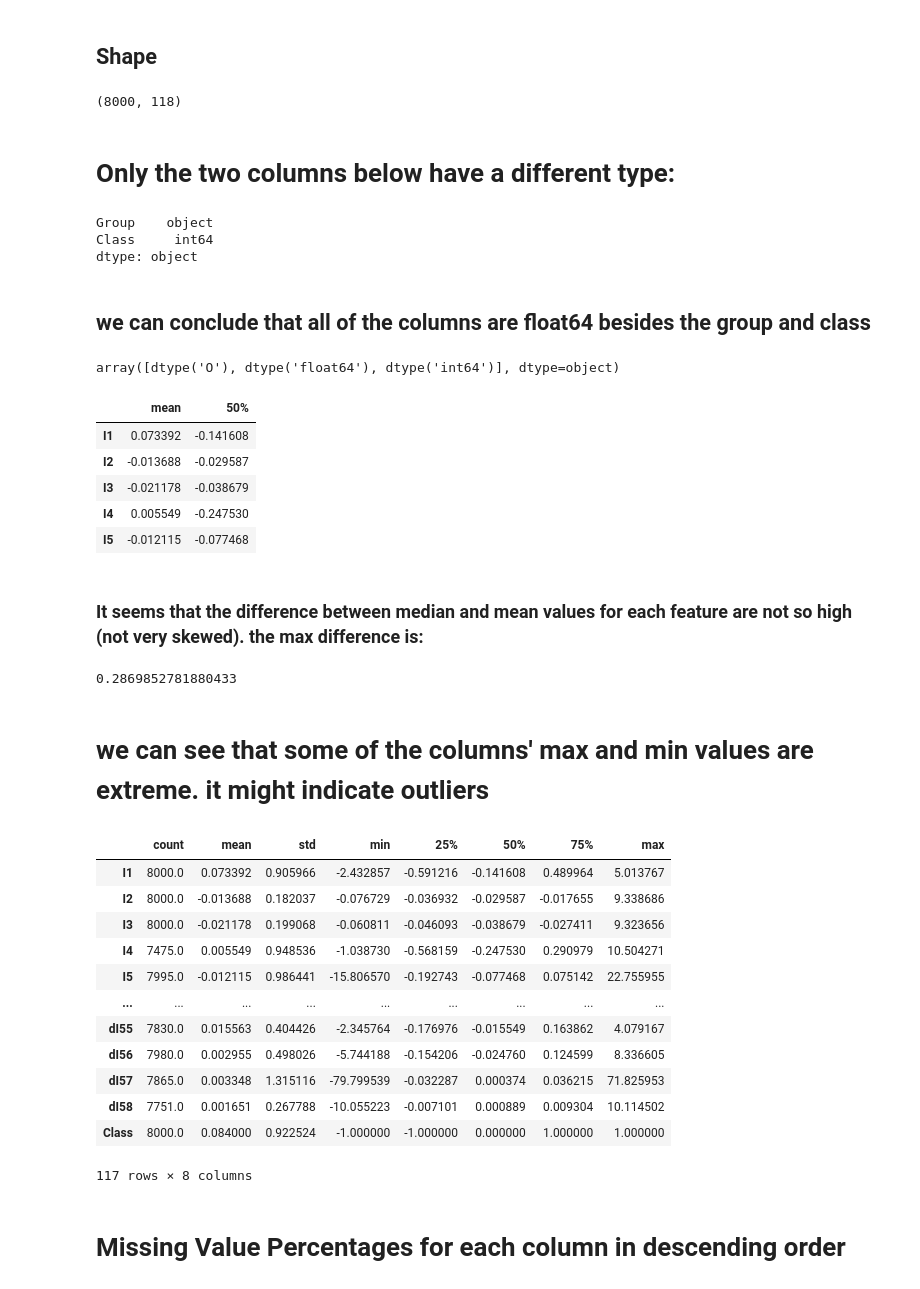
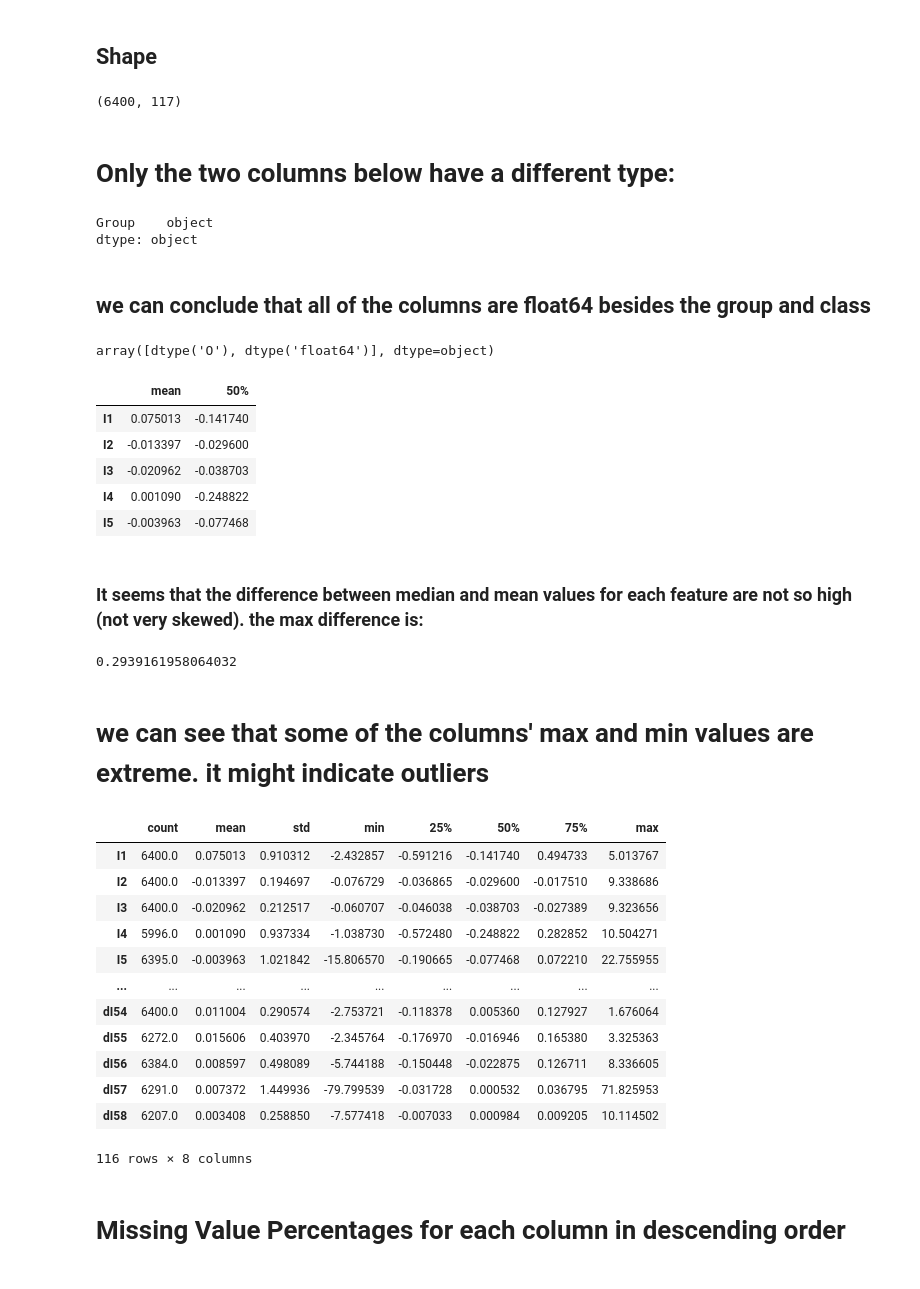
Before and after one commit to NWichter/DM2_DataCraft, a Jupyter notebook: Project_draft.ipynb, the cells around one changed output. Drawn from its saved outputs; the diff is of its cells as text; code cells hidden in the pictures.

```diff
--- a/Project_draft.ipynb
+++ b/Project_draft.ipynb
@@ -30,8 +34,31 @@ import matplotlib.pyplot as plt
 
 pd.set_option('display.max_columns', None)
 np.random.seed(0)
+# %%
+df = pd.read_excel("C:/Users/Cagan Deliktas/Desktop/ProjectDataMining2/DM2_DataCraft/data/training_data.xls")
+X_test_compete = pd.read_excel("C:/Users/Cagan Deliktas/Desktop/ProjectDataMining2/DM2_DataCraft/data/test_data_no_target.xls")
+
+df = df.loc[:, df.columns != 'Perform']
+
+df_x = df.loc[:, df.columns != 'Class']
+df_y = df['Class']
+
+X_train, X_test, y_train, y_test = train_test_split(df_x, df_y, test_size=0.2,shuffle=True, random_state=0)
 # %%
-df = pd.read_excel("C:/Users/Cagan Deliktas/Desktop/ProjectDataMining2/DM2_DataCraft/data/training_data.xls")
-df = df.loc[:, df.columns != 'Perform']
-X_test = pd.read_excel("C:/Users/Cagan Deliktas/Desktop/ProjectDataMining2/DM2_DataCraft/data/test_data_no_target.xls")
+numeric_columns = X_train.loc[:, ~X_train.columns.isin(['Group'])].columns.to_list()
+X_train[numeric_columns] = X_train[numeric_columns].replace(
+    {
+        'NA': np.nan,
+        '': np.nan,
+        ' ': np.nan
+    }
+).astype(float)
+
+X_test[numeric_columns] = X_test[numeric_columns].replace(
+    {
+        'NA': np.nan,
+        '': np.nan,
+        ' ': np.nan
+    }
+).astype(float)
 # %%
@@ -46,56 +73,55 @@ df.head()
 # %% [markdown]
 ## Shape
 # %%
-df.shape
+X_train.shape
 # %% [output]
-(8000, 118)
+(6400, 117)
 # %% [markdown]
 # Only the two columns below have a different type:
 # %%
-df.dtypes[df.dtypes!='float64']
+X_train.dtypes[X_train.dtypes!='float64']
 # %% [output]
 Group    object
-Class     int64
 dtype: object
 # %% [markdown]
 ## we can conclude that all of the columns are float64 besides the group and class
 # %%
-df.dtypes.unique()
+X_train.dtypes.unique()
 # %% [output]
-array([dtype('O'), dtype('float64'), dtype('int64')], dtype=object)
+array([dtype('O'), dtype('float64')], dtype=object)
 # %%
-df.select_dtypes(include='number').describe().T.loc[:,['mean', '50%']].head()
+X_train.select_dtypes(include='number').describe().T.loc[:,['mean', '50%']].head()
 # %% [output]
 |  | mean | 50% |
-| I1 | 0.073392 | -0.141608 |
-| I2 | -0.013688 | -0.029587 |
-| I3 | -0.021178 | -0.038679 |
-| I4 | 0.005549 | -0.247530 |
-| I5 | -0.012115 | -0.077468 |
+| I1 | 0.075013 | -0.141740 |
+| I2 | -0.013397 | -0.029600 |
+| I3 | -0.020962 | -0.038703 |
+| I4 | 0.001090 | -0.248822 |
+| I5 | -0.003963 | -0.077468 |
 # %% [markdown]
 ### It seems that the difference between median and mean values for each feature are not so high (not very skewed). the max difference is:
 # %%
-df.select_dtypes(include='number').describe().T.loc[:,['mean', '50%']].assign(diff=lambda x: x['mean'] - x['50%'])['diff'].max()
+X_train.select_dtypes(include='number').describe().T.loc[:,['mean', '50%']].assign(diff=lambda x: x['mean'] - x['50%'])['diff'].max()
 # %% [output]
-0.2869852781880433
+0.2939161958064032
 # %% [markdown]
 # we can see that some of the columns' max and min values are extreme. it might indicate outliers
 # %%
-df.select_dtypes(include='number').describe().T
+X_train.select_dtypes(include='number').describe().T
 # %% [output]
 |  | count | mean | std | min | 25% | 50% | 75% | max |
-| I1 | 8000.0 | 0.073392 | 0.905966 | -2.432857 | -0.591216 | -0.141608 | 0.489964 | 5.013767 |
-| I2 | 8000.0 | -0.013688 | 0.182037 | -0.076729 | -0.036932 | -0.029587 | -0.017655 | 9.338686 |
-| I3 | 8000.0 | -0.021178 | 0.199068 | -0.060811 | -0.046093 | -0.038679 | -0.027411 | 9.323656 |
-| I4 | 7475.0 | 0.005549 | 0.948536 | -1.038730 | -0.568159 | -0.247530 | 0.290979 | 10.504271 |
-| I5 | 7995.0 | -0.012115 | 0.986441 | -15.806570 | -0.192743 | -0.077468 | 0.075142 | 22.755955 |
+| I1 | 6400.0 | 0.075013 | 0.910312 | -2.432857 | -0.591216 | -0.141740 | 0.494733 | 5.013767 |
+| I2 | 6400.0 | -0.013397 | 0.194697 | -0.076729 | -0.036865 | -0.029600 | -0.017510 | 9.338686 |
+| I3 | 6400.0 | -0.020962 | 0.212517 | -0.060707 | -0.046038 | -0.038703 | -0.027389 | 9.323656 |
+| I4 | 5996.0 | 0.001090 | 0.937334 | -1.038730 | -0.572480 | -0.248822 | 0.282852 | 10.504271 |
+| I5 | 6395.0 | -0.003963 | 1.021842 | -15.806570 | -0.190665 | -0.077468 | 0.072210 | 22.755955 |
 | ... | ... | ... | ... | ... | ... | ... | ... | ... |
-| dI55 | 7830.0 | 0.015563 | 0.404426 | -2.345764 | -0.176976 | -0.015549 | 0.163862 | 4.079167 |
-| dI56 | 7980.0 | 0.002955 | 0.498026 | -5.744188 | -0.154206 | -0.024760 | 0.124599 | 8.336605 |
-| dI57 | 7865.0 | 0.003348 | 1.315116 | -79.799539 | -0.032287 | 0.000374 | 0.036215 | 71.825953 |
-| dI58 | 7751.0 | 0.001651 | 0.267788 | -10.055223 | -0.007101 | 0.000889 | 0.009304 | 10.114502 |
-| Class | 8000.0 | 0.084000 | 0.922524 | -1.000000 | -1.000000 | 0.000000 | 1.000000 | 1.000000 |
+| dI54 | 6400.0 | 0.011004 | 0.290574 | -2.753721 | -0.118378 | 0.005360 | 0.127927 | 1.676064 |
+| dI55 | 6272.0 | 0.015606 | 0.403970 | -2.345764 | -0.176970 | -0.016946 | 0.165380 | 3.325363 |
+| dI56 | 6384.0 | 0.008597 | 0.498089 | -5.744188 | -0.150448 | -0.022875 | 0.126711 | 8.336605 |
+| dI57 | 6291.0 | 0.007372 | 1.449936 | -79.799539 | -0.031728 | 0.000532 | 0.036795 | 71.825953 |
+| dI58 | 6207.0 | 0.003408 | 0.258850 | -7.577418 | -0.007033 | 0.000984 | 0.009205 | 10.114502 |
-117 rows × 8 columns
+116 rows × 8 columns
 # %% [markdown]
 # Missing Value Percentages for each column in descending order
 # %%
```
Also changed, not shown: parts of 12 cells of this notebook, 1 other file.
